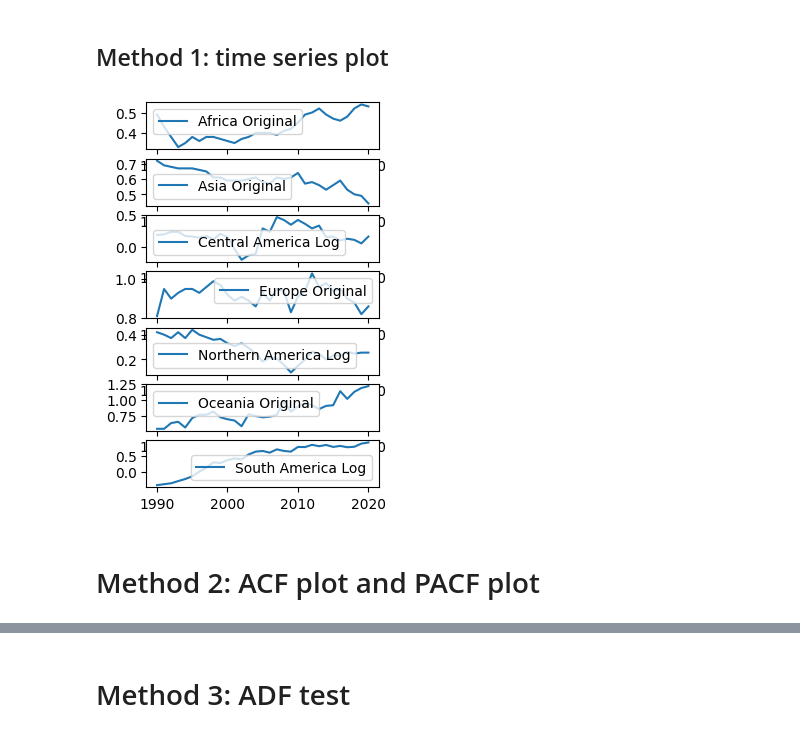
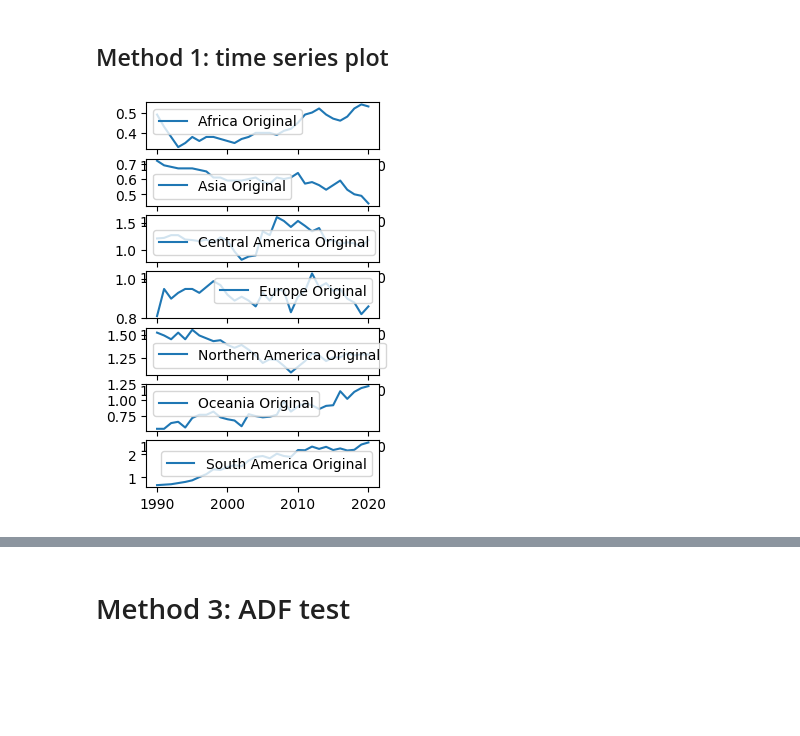
Before and after one commit to TaufiqIslamProtick/pesticide-data-analysis, a Jupyter notebook: source.ipynb, the cells around one changed output, grey strips where cells are left out. Drawn from its saved outputs; the diff is of its cells as text; code cells hidden in the pictures; blank space fills up the shorter version.

Commit message:
Made further updates, currently done with the first run of adf test to see the stationarity of the time series

```diff
--- a/source.ipynb
+++ b/source.ipynb
@@ -145,8 +87,0 @@ p-value: 0.06040508679091213
-# %%
-temp["Value"] = temp["Value"].diff().dropna()
-temp["Value"] = temp["Value"].dropna()
-# %%
-temp = temp.iloc[1:]
-from statsmodels.tsa.stattools import adfuller
-adf_test = adfuller(temp["Value"])
-print(f'p-value: {adf_test[1]}')
@@ -234,11 +87,0 @@ df["Logvalue"] = np.log(df["Value"])
-# %%
-groupedseries = df.groupby('Area')
-listofdfs = [group for _, group in groupedseries]
-# %%
-fig, axs = plt.subplots(1, len(listofdfs), figsize=(21,2))
-for i in range(len(listofdfs)):
-    temp = listofdfs[i]
-    label = temp['Area'].unique()[0]
-    axs[i].plot(temp['Year'], temp['Value'], label = "Original")
-    axs[i].plot(temp['Year'], temp['Logvalue'], label = "Log")
-    axs[i].legend()
@@ -294,16 +98,9 @@ for i in range(len(listofdfs)):
 # %%
 fig, axs = plt.subplots(len(listofdfs),1, figsize=(3,5))
 for i in range(len(listofdfs)):
     temp = traindfs[i]
     label = temp['Area'].unique()[0]
-    if choosinglogvalue[i] == 0:
-        axs[i].plot(temp['Year'], temp['Value'], label = label +" "+ "Original")
-    else:
-        axs[i].plot(temp['Year'], temp['Logvalue'], label = label +" "+ "Log")
-
-
+    axs[i].plot(temp['Year'], temp['Value'], label = label +" "+ "Original")
     axs[i].legend()
 # %% [output]
-[figure, old version]
+[figure, new version]
-# %% [markdown]
-# Method 2: ACF plot and PACF plot
```
Also changed, not shown: parts of 32 cells of this notebook.
